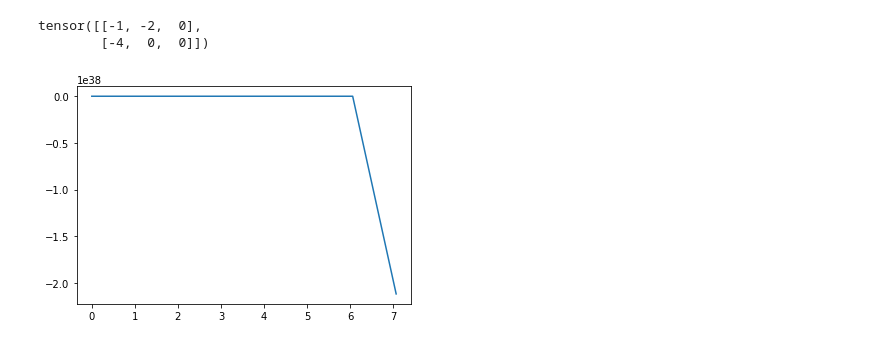
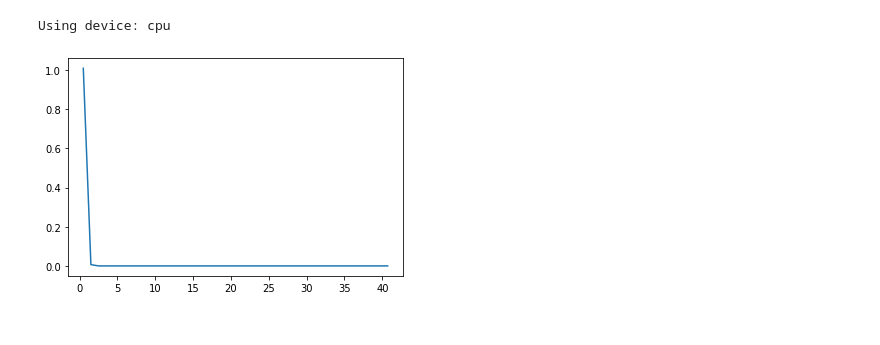
Before and after one commit to rikab/RDF, a Jupyter notebook: old/optimizing_coeffs.ipynb, the cells around one changed output. Cells and saved outputs as stored; diff of their text form; code cells hidden in the pictures.

```diff
--- a/old/optimizing_coeffs.ipynb
+++ b/old/optimizing_coeffs.ipynb
@@ -10,3 +11,13 @@ import torchquad
+# %%
+# TODO sort this device mess out
+
+device = cuda.get_current_device()
+device.reset()
+torch.set_num_threads(2)
+device = "cpu"#torch.device( "cuda" if torch.cuda.is_available() else "cpu")
+print( "Using device: " + str( device ), flush=True)
+# %% [output]
+Using device: cpu
 # %%
 # may want to revisit these choices
 integrator = torchquad.Trapezoid()
@@ -19,8 +30,8 @@ N_integrator = 500
 
 def f(t, alpha, g_coeffs, mstar):
     M,N = g_coeffs.shape
-    g_star = alpha**mstar * sum([g_coeffs[0,n]*torch.pow(t,n) for n in range(N) ])
-    g_higher = sum([alpha**(mstar + m) * g_coeffs[m,n]*torch.pow(t,n) for n in range(N) for m in range(1,M) ])
+    g_star = alpha**mstar * torch.abs(sum([g_coeffs[0,n]*torch.pow(t,n).to(device)/torch.tensor(np.math.factorial(n), device=device) for n in range(N) ]))
+    g_higher = sum([alpha**(mstar + m) * g_coeffs[m,n]*torch.pow(t,n).to(device)/torch.tensor((np.math.factorial(n)*np.math.factorial(m)), device=device) for n in range(N) for m in range(1,M) ])
     return g_star*torch.exp(-g_higher)
 
 
@@ -36,18 +47,16 @@ def q(t, alpha, g_coeffs, mstar):
 
     exp_term = torch.tensor([intfunc(tt) for tt in t])
 
-    return f_of_t(t)*torch.exp(-exp_term)
+    return f_of_t(t)*torch.exp(-exp_term).to(device)
 # %%
 
-g_coeffs = torch.tensor(np.array([[-1, -2, 0], [-4,0,0]]))
-print(g_coeffs)
-t = torch.linspace(0, 100, 100)
+g_coeffs = torch.tensor(np.array([[-1, -2, 0], [-4,-2,-1], [-5,1,2]]))
+#print(g_coeffs)
+t = torch.linspace(0.5, 100, 100)
 
 
 plt.figure()
-plt.plot(t, q(t, 0.1, g_coeffs, 0))
+plt.plot(t, q(t, 0.1, g_coeffs, 0).detach().cpu().numpy())
 plt.show()
 # %% [output]
-tensor([[-1, -2,  0],
-        [-4,  0,  0]])
-[figure, old version]
+[figure, new version]
```
Also changed, not shown: parts of 8 cells of this notebook.
